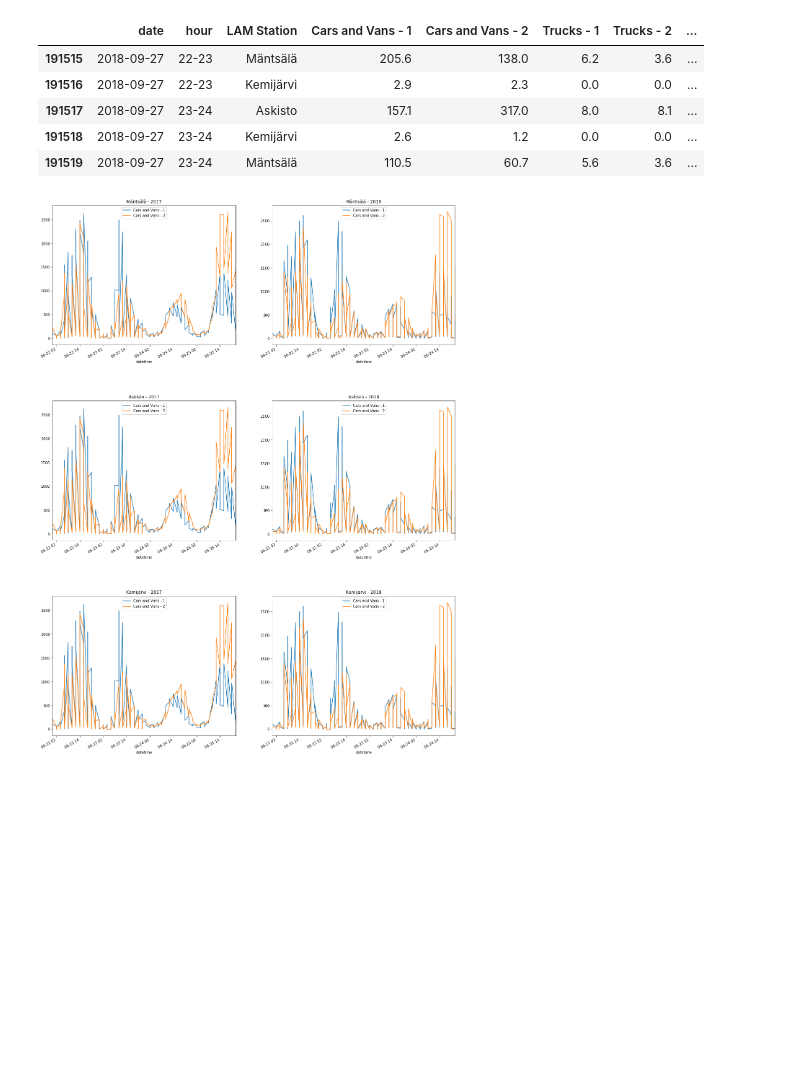
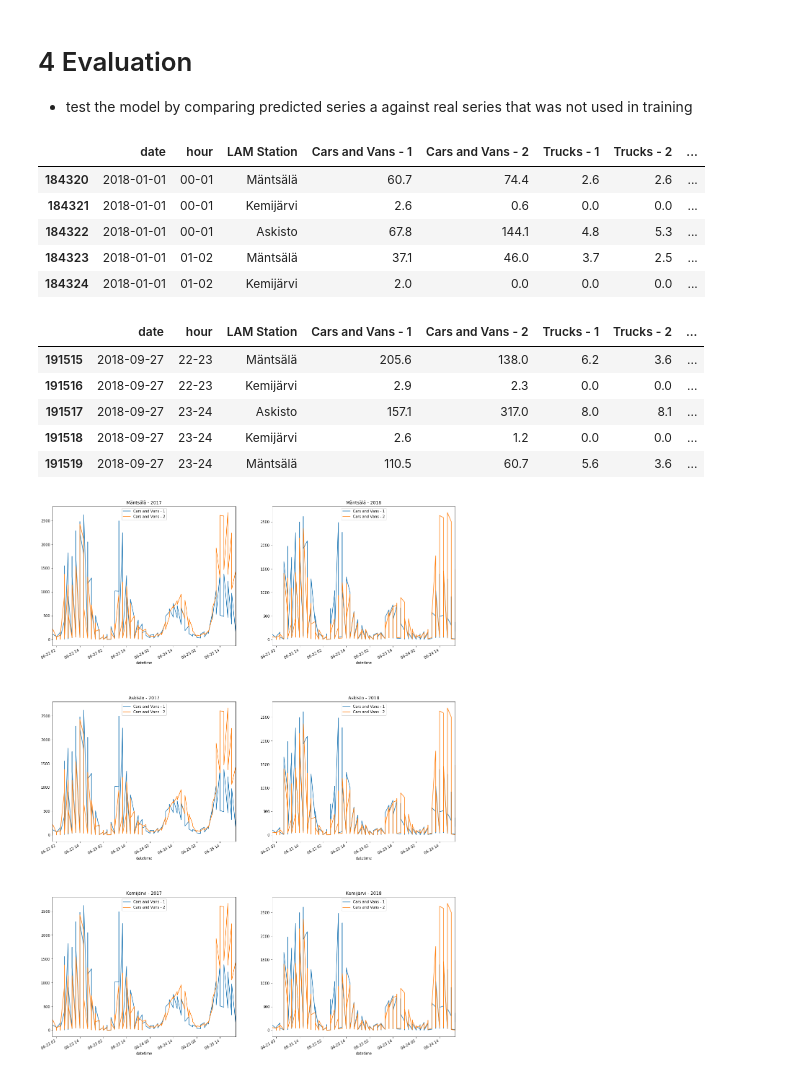
Before and after one commit to veicco/bcg-gamma, a Jupyter notebook: 4 Visualizations.ipynb, the cells around one changed output. Cells and saved outputs as stored; diff of their text form; code cells hidden in the pictures; blank space fills up the shorter version.

```diff
--- a/4 Visualizations.ipynb
+++ b/4 Visualizations.ipynb
@@ -1,3 +1,7 @@
+# %% [markdown]
+# 4 Evaluation
+
+- test the model by comparing predicted series a against real series that was not used in training
 # %%
 import pandas as pd
 import matplotlib.pyplot as plt
@@ -28,6 +32,15 @@ prediction = pd.read_csv("prediction_ts.csv")
 # %%
 # combine the historical and predicted datasets
 combined = combine_historical_and_predicted(historical, prediction)
+# %%
+combined[combined["predicted"] == True].head()
+# %% [output]
+|  | date | hour | LAM Station | Cars and Vans - 1 | Cars and Vans - 2 | Trucks - 1 | Trucks - 2 | ... |
+| 184320 | 2018-01-01 | 00-01 | Mäntsälä | 60.7 | 74.4 | 2.6 | 2.6 | ... |
+| 184321 | 2018-01-01 | 00-01 | Kemijärvi | 2.6 | 0.6 | 0.0 | 0.0 | ... |
+| 184322 | 2018-01-01 | 00-01 | Askisto | 67.8 | 144.1 | 4.8 | 5.3 | ... |
+| 184323 | 2018-01-01 | 01-02 | Mäntsälä | 37.1 | 46.0 | 3.7 | 2.5 | ... |
+| 184324 | 2018-01-01 | 01-02 | Kemijärvi | 2.0 | 0.0 | 0.0 | 0.0 | ... |
 # %%
 midsummers.date = midsummers.date.apply(pd.to_datetime)
 midsummers["year"] = midsummers.date.apply(lambda date: date.year)
```
Also changed, not shown: 2 other files.
